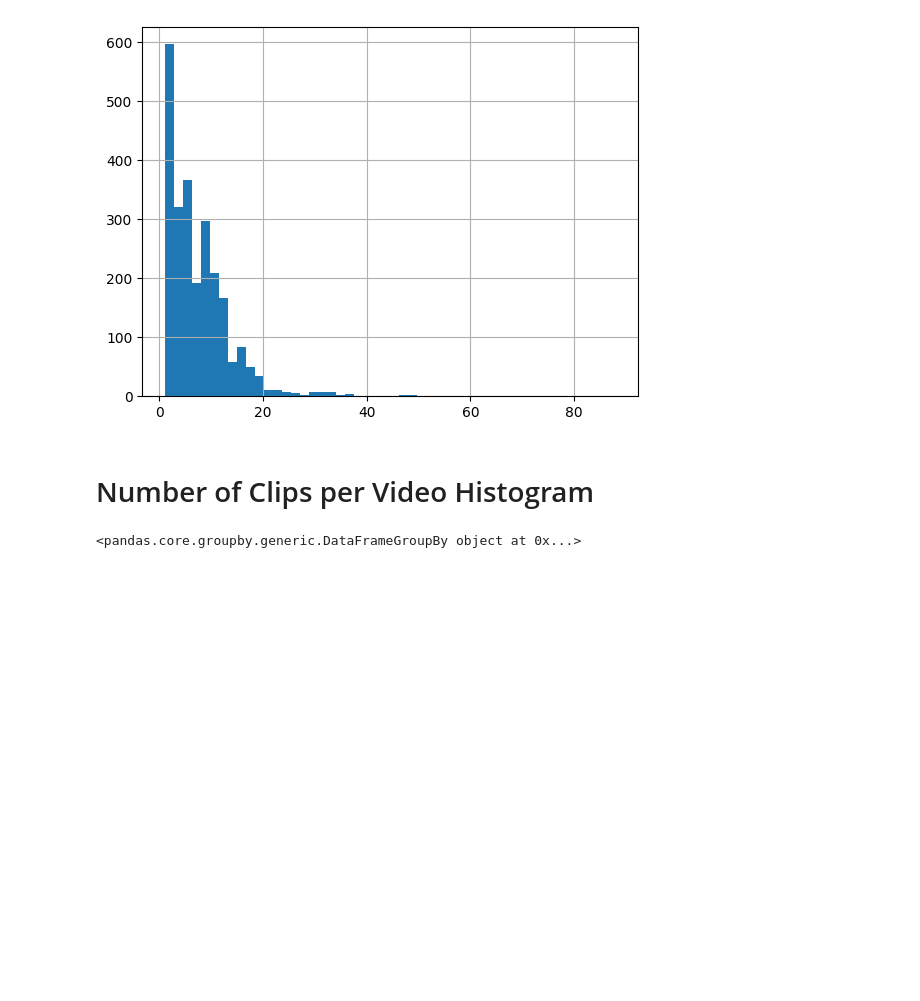
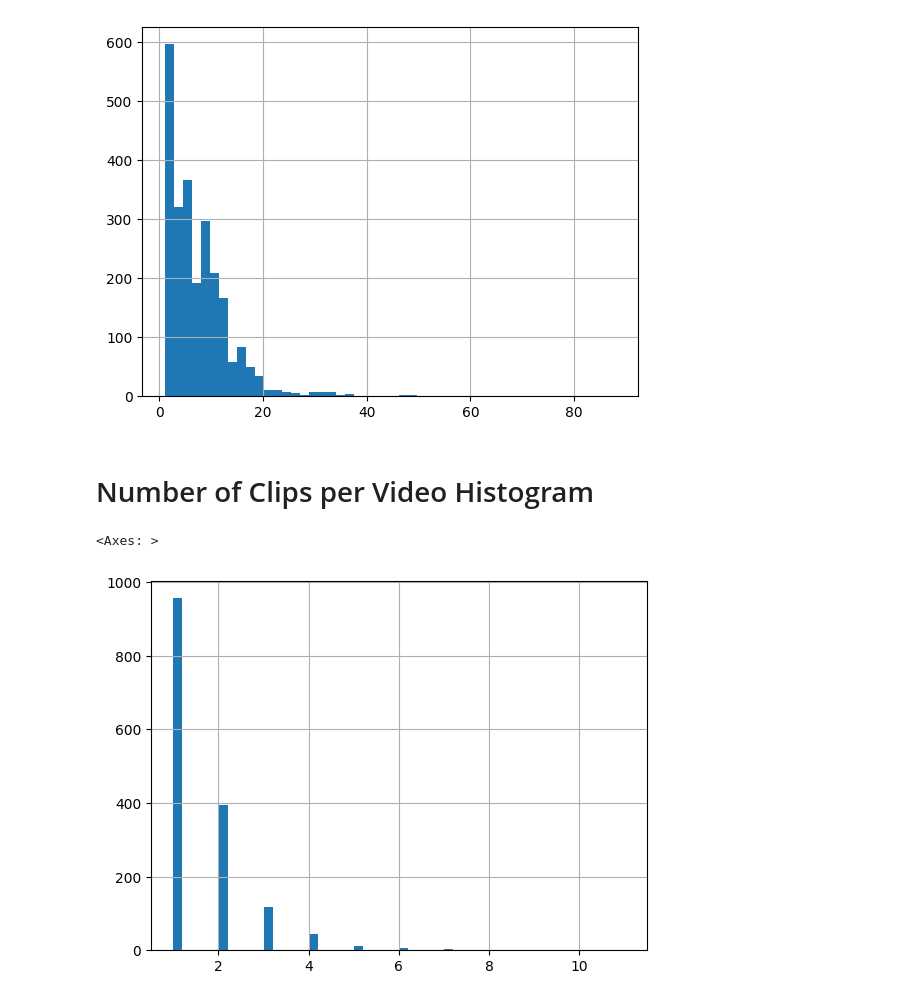
Before and after one commit to ardarslan/egocentric-video-understanding, a Jupyter notebook: scripts/03_analyze_data/check_annotation_distribution.ipynb, the cells around one changed output. Saved outputs shown, nothing was run; the diff lists cells and outputs as text; code cells hidden in the pictures; blank space fills up the shorter version.

```diff
--- a/scripts/03_analyze_data/check_annotation_distribution.ipynb
+++ b/scripts/03_analyze_data/check_annotation_distribution.ipynb
@@ -26,7 +26,7 @@ for clip_id, clip_info in annotation_dict.items():
     else:
         annotations_data.append((subset, np.NaN, video_id, clip_id, duration, v_duration, fps, np.NaN))
 
-annotations_df = pd.DataFrame(data=annotations_data, columns=["subset", "label", "video_id", "clip_id", "duration", "video_duration", "fps", "clip_duration"])
+annotations_df = pd.DataFrame(data=annotations_data, columns=["subset", "label", "video_id", "clip_id", "duration", "video_duration", "fps", "label_duration"])
 # %% [markdown]
 # FPS Histogram
 # %%
@@ -54,6 +54,7 @@ annotations_df.groupby("clip_id").count()["subset"].hist(bins=50)
 # %% [markdown]
 # Number of Clips per Video Histogram
 # %%
-annotations_df.groupby(["video_id", "clip_id"]).agg({""})
+annotations_df.groupby(["video_id"]).agg({"clip_id": "nunique"})["clip_id"].hist(bins=50)
 # %% [output]
-<pandas.core.groupby.generic.DataFrameGroupBy object at 0x...>
+<Axes: >
+[figure, added]
```
Also changed, not shown: parts of 2 cells of this notebook, 1 other file.
